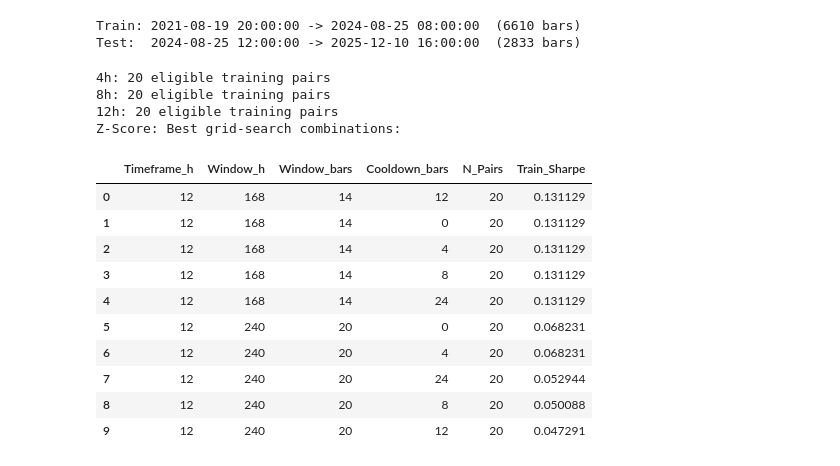
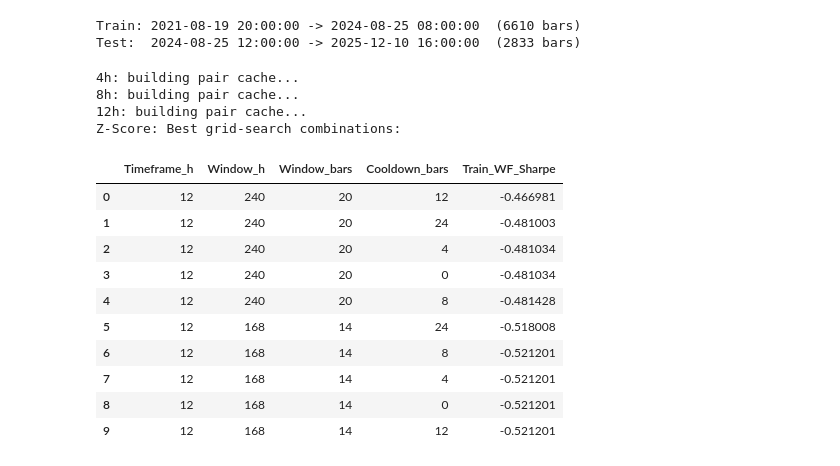
Before and after one commit to blrodriguez18/WSQproject, a Jupyter notebook: clean.ipynb, the cells around one changed output. Cells and saved outputs as stored; diff of their text form; code cells hidden in the pictures.

```diff
--- a/clean.ipynb
+++ b/clean.ipynb
@@ -744,60 +820,63 @@ def quarterly_walkforward(prices, start_date, lookback,
 # %%
 # ----------------------------------------------
 # Grid Search function
 # ----------------------------------------------
-def simple_grid_search(prices_1h, pairs, fee_bps=20.0):
+LOOKBACK_Z = 24*365
+def simple_grid_search(prices_1h, fee_bps=20.0):
     rows = []
     timeframes = [4, 8, 12]
     window_hours = [24, 48, 72, 120, 168, 240, 336]
     cooldown_bars_grid = [0, 4, 8, 12, 24]
 
     for hours in timeframes:
         p = prices_1h.set_index("timestamp").resample(f"{hours}h").agg({**{c: "last" for c in UNIVERSE if c in prices_1h.columns}, **{f"{c}_volume": "sum" for c in UNIVERSE if f"{c}_volume" in prices_1h.columns}}).dropna().reset_index()
         split = int(len(p) * TRAIN_FRAC)
         p_train = p.iloc[:split].reset_index(drop=True)
-        timeframe_pairs = select_base_pairs(p_train, pairs)
-        if timeframe_pairs.empty: continue
-        print(f"{hours}h: {len(timeframe_pairs)} eligible training pairs")
+        wf_lookback = max(50, round(LOOKBACK_Z / hours))
+        train_start = p_train["timestamp"].iloc[0] + pd.Timedelta(hours=LOOKBACK_Z)
+
+        print(f"{hours}h: building pair cache...")
+        pair_cache = build_wf_pair_cache(p_train, train_start, wf_lookback, max_eligible=20)
 
         for wh in window_hours:
             window_bars = max(5, round(wh / hours))
+
             for cooldown_bars in cooldown_bars_grid:
-                _, rets, _ = run_pairs(p_train, timeframe_pairs, Z_ENTRY, fee_bps, window=window_bars, min_persist=2, cooldown_bars=cooldown_bars)
-                if not rets: continue
-                rets = pd.concat(rets.values(), axis=1, join="inner").dropna(how="any")
-                if rets.empty: continue
-                inv_vol = 1 / rets.std().replace(0, np.nan)
-                weights = inv_vol / inv_vol.sum()
-                port_ret = rets.mul(weights, axis=1).sum(axis=1)
-                if port_ret.std() == 0 or np.isnan(port_ret.std()): continue
-                sharpe = (port_ret.mean() / port_ret.std()) * ANN_FACTOR_HOURLY
-                rows.append({"Timeframe_h": hours, "Window_h": wh, "Window_bars": window_bars, "Cooldown_bars": cooldown_bars, "N_Pairs": len(timeframe_pairs), "Train_Sharpe": sharpe})
+                port_ret, _, _, _, _ = quarterly_walkforward(p_train, start_date=train_start, lookback=wf_lookback, param_value=Z_ENTRY, fee_bps=fee_bps, window=window_bars, exit_z=Z_EXIT, max_pairs=20, min_persist=2, cooldown_bars=cooldown_bars, pair_cache=pair_cache)
 
-    return pd.DataFrame(rows).sort_values("Train_Sharpe", ascending=False).reset_index(drop=True)
+                if port_ret.empty:
+                    continue
 
-z_grid_results = simple_grid_search(
-    prices_1h,
-    pairs,
-    FEE_BPS_MAIN)
+                daily_ret = ((1 + port_ret).resample("D").prod() - 1).dropna()
+                if daily_ret.empty or daily_ret.std() == 0:
+                    continue
+
+                sharpe = (daily_ret.mean() / daily_ret.std()) * np.sqrt(252)
+
+                rows.append({"Timeframe_h": hours, "Window_h": wh, "Window_bars": window_bars, "Cooldown_bars": cooldown_bars, "Train_WF_Sharpe": sharpe})
+
+    return pd.DataFrame(rows).sort_values("Train_WF_Sharpe", ascending=False).reset_index(drop=True)
+
+z_grid_results = simple_grid_search(prices_1h, FEE_BPS_MAIN)
 
 print("Z-Score: Best grid-search combinations:")
 display(z_grid_results.head(10))
 # %% [output]
-4h: 20 eligible training pairs
-8h: 20 eligible training pairs
-12h: 20 eligible training pairs
+4h: building pair cache...
+8h: building pair cache...
+12h: building pair cache...
 Z-Score: Best grid-search combinations:
-|  | Timeframe_h | Window_h | Window_bars | Cooldown_bars | N_Pairs | Train_Sharpe |
-| 0 | 12 | 168 | 14 | 12 | 20 | 0.131129 |
-| 1 | 12 | 168 | 14 | 0 | 20 | 0.131129 |
-| 2 | 12 | 168 | 14 | 4 | 20 | 0.131129 |
-| 3 | 12 | 168 | 14 | 8 | 20 | 0.131129 |
-| 4 | 12 | 168 | 14 | 24 | 20 | 0.131129 |
-| 5 | 12 | 240 | 20 | 0 | 20 | 0.068231 |
-| 6 | 12 | 240 | 20 | 4 | 20 | 0.068231 |
-| 7 | 12 | 240 | 20 | 24 | 20 | 0.052944 |
-| 8 | 12 | 240 | 20 | 8 | 20 | 0.050088 |
-| 9 | 12 | 240 | 20 | 12 | 20 | 0.047291 |
+|  | Timeframe_h | Window_h | Window_bars | Cooldown_bars | Train_WF_Sharpe |
+| 0 | 12 | 240 | 20 | 12 | -0.466981 |
+| 1 | 12 | 240 | 20 | 24 | -0.481003 |
+| 2 | 12 | 240 | 20 | 4 | -0.481034 |
+| 3 | 12 | 240 | 20 | 0 | -0.481034 |
+| 4 | 12 | 240 | 20 | 8 | -0.481428 |
+| 5 | 12 | 168 | 14 | 24 | -0.518008 |
+| 6 | 12 | 168 | 14 | 8 | -0.521201 |
+| 7 | 12 | 168 | 14 | 4 | -0.521201 |
+| 8 | 12 | 168 | 14 | 0 | -0.521201 |
+| 9 | 12 | 168 | 14 | 12 | -0.521201 |
 # %%
 # ----------------------------------------------
 # Display best grid search parameters
```
Also changed, not shown: parts of 25 cells of this notebook.
